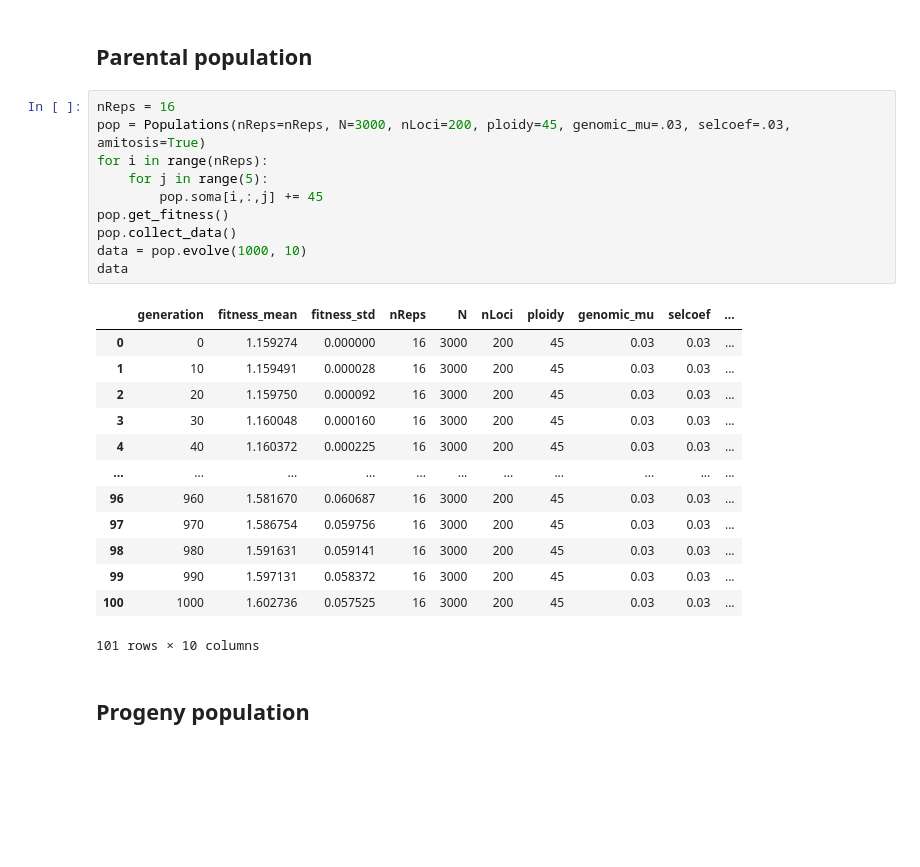
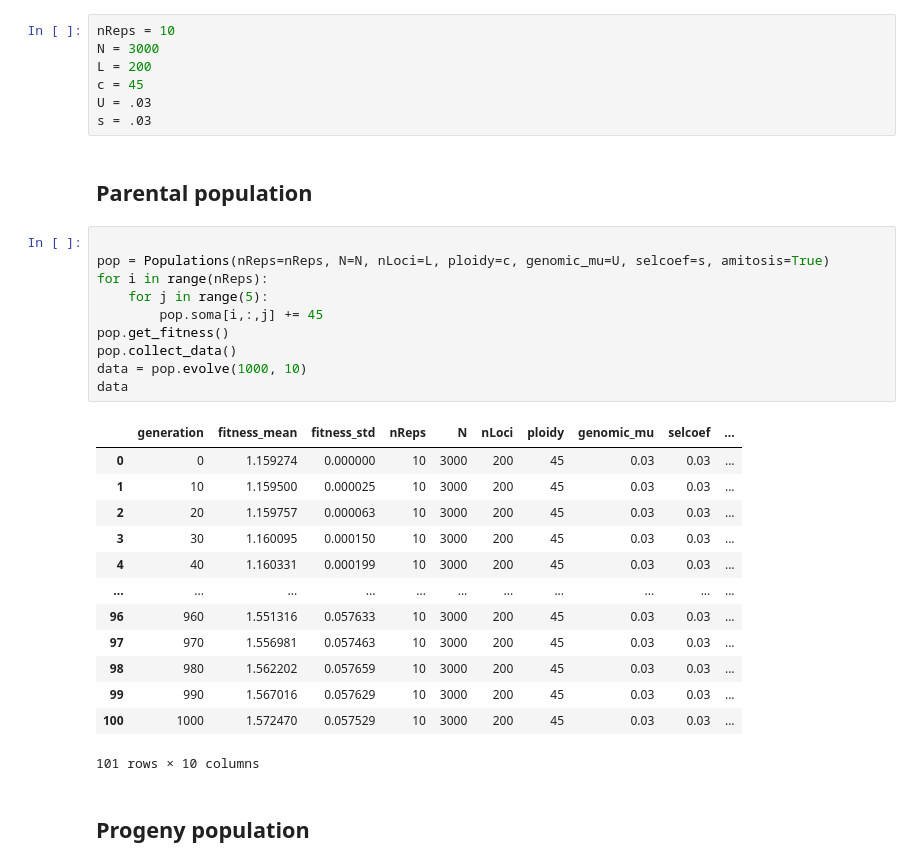
Before and after one commit to rbazev/sex_amitosis_evolvability, a Jupyter notebook: amitosis.ipynb, the cells around one changed output. Drawn from its saved outputs; the diff is of its cells as text; blank space fills up the shorter version.

```diff
--- a/amitosis.ipynb
+++ b/amitosis.ipynb
@@ -27,28 +28,35 @@ sns.set_context('talk')
+# %%
+nReps = 10
+N = 3000
+L = 200
+c = 45
+U = .03
+s = .03
 # %% [markdown]
 ## Parental population
 # %%
-nReps = 16
-pop = Populations(nReps=nReps, N=3000, nLoci=200, ploidy=45, genomic_mu=.03, selcoef=.03, amitosis=True)
+
+pop = Populations(nReps=nReps, N=N, nLoci=L, ploidy=c, genomic_mu=U, selcoef=s, amitosis=True)
 for i in range(nReps):
     for j in range(5):
         pop.soma[i,:,j] += 45
 pop.get_fitness()
 pop.collect_data()
 data = pop.evolve(1000, 10)
 data
 # %% [output]
 |  | generation | fitness_mean | fitness_std | nReps | N | nLoci | ploidy | genomic_mu | selcoef | ... |
-| 0 | 0 | 1.159274 | 0.000000 | 16 | 3000 | 200 | 45 | 0.03 | 0.03 | ... |
-| 1 | 10 | 1.159491 | 0.000028 | 16 | 3000 | 200 | 45 | 0.03 | 0.03 | ... |
-| 2 | 20 | 1.159750 | 0.000092 | 16 | 3000 | 200 | 45 | 0.03 | 0.03 | ... |
-| 3 | 30 | 1.160048 | 0.000160 | 16 | 3000 | 200 | 45 | 0.03 | 0.03 | ... |
-| 4 | 40 | 1.160372 | 0.000225 | 16 | 3000 | 200 | 45 | 0.03 | 0.03 | ... |
+| 0 | 0 | 1.159274 | 0.000000 | 10 | 3000 | 200 | 45 | 0.03 | 0.03 | ... |
+| 1 | 10 | 1.159500 | 0.000025 | 10 | 3000 | 200 | 45 | 0.03 | 0.03 | ... |
+| 2 | 20 | 1.159757 | 0.000063 | 10 | 3000 | 200 | 45 | 0.03 | 0.03 | ... |
+| 3 | 30 | 1.160095 | 0.000150 | 10 | 3000 | 200 | 45 | 0.03 | 0.03 | ... |
+| 4 | 40 | 1.160331 | 0.000199 | 10 | 3000 | 200 | 45 | 0.03 | 0.03 | ... |
 | ... | ... | ... | ... | ... | ... | ... | ... | ... | ... | ... |
-| 96 | 960 | 1.581670 | 0.060687 | 16 | 3000 | 200 | 45 | 0.03 | 0.03 | ... |
-| 97 | 970 | 1.586754 | 0.059756 | 16 | 3000 | 200 | 45 | 0.03 | 0.03 | ... |
-| 98 | 980 | 1.591631 | 0.059141 | 16 | 3000 | 200 | 45 | 0.03 | 0.03 | ... |
-| 99 | 990 | 1.597131 | 0.058372 | 16 | 3000 | 200 | 45 | 0.03 | 0.03 | ... |
-| 100 | 1000 | 1.602736 | 0.057525 | 16 | 3000 | 200 | 45 | 0.03 | 0.03 | ... |
+| 96 | 960 | 1.551316 | 0.057633 | 10 | 3000 | 200 | 45 | 0.03 | 0.03 | ... |
+| 97 | 970 | 1.556981 | 0.057463 | 10 | 3000 | 200 | 45 | 0.03 | 0.03 | ... |
+| 98 | 980 | 1.562202 | 0.057659 | 10 | 3000 | 200 | 45 | 0.03 | 0.03 | ... |
+| 99 | 990 | 1.567016 | 0.057629 | 10 | 3000 | 200 | 45 | 0.03 | 0.03 | ... |
+| 100 | 1000 | 1.572470 | 0.057529 | 10 | 3000 | 200 | 45 | 0.03 | 0.03 | ... |
 101 rows × 10 columns
 # %% [markdown]
 ## Progeny population
```
Also changed, not shown: parts of 4 cells of this notebook.
